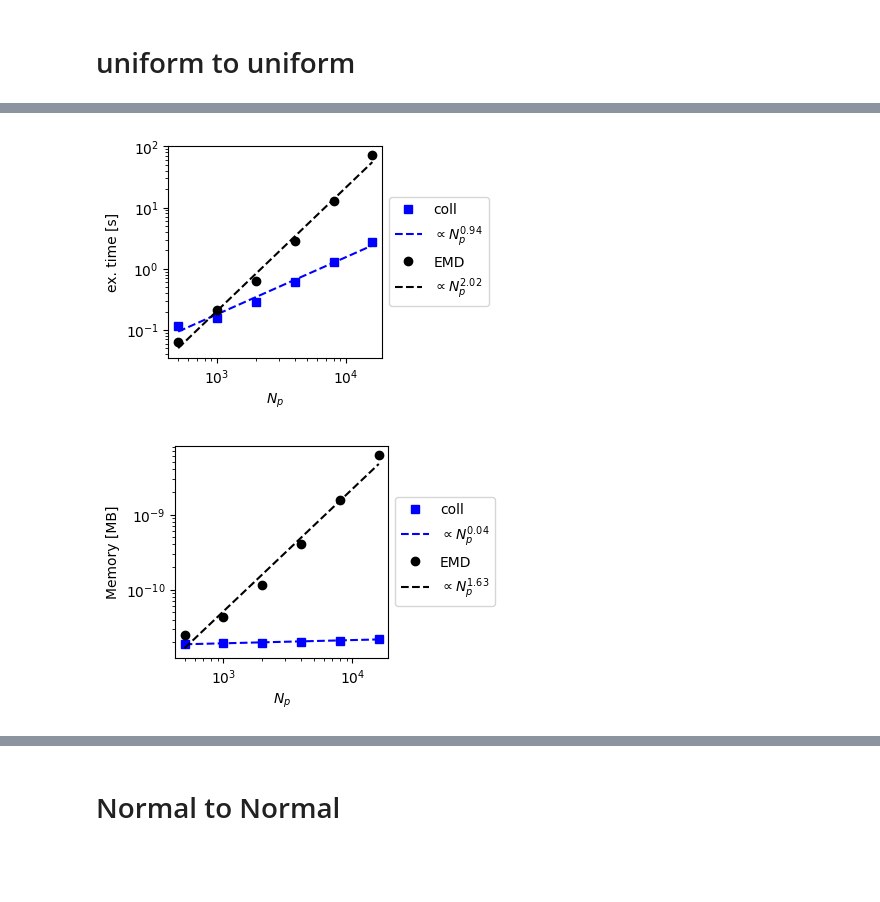
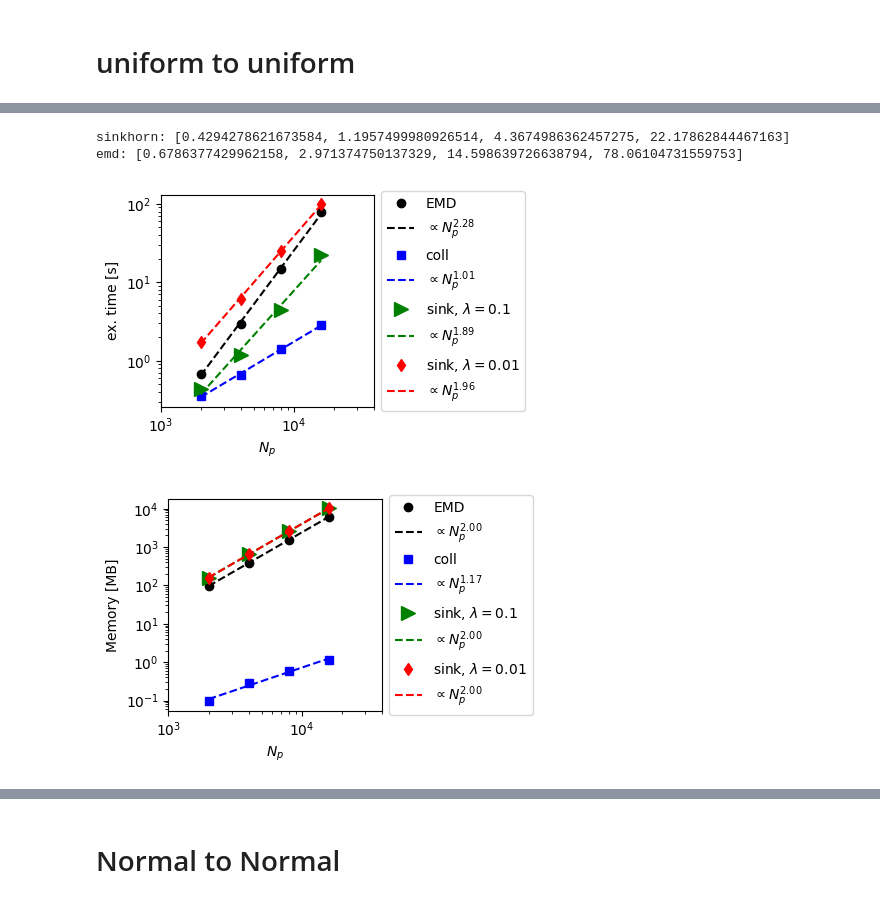
Before and after one commit to mohsensadr/collisional_ot, a Jupyter notebook: new_OT.ipynb, the cells around one changed output, grey strips where cells are left out. Drawn from its saved outputs; the diff is of its cells as text; code cells hidden in the pictures; blank space fills up the shorter version.

```diff
--- a/new_OT.ipynb
+++ b/new_OT.ipynb
@@ -252,7 +400,7 @@ ax.set_yscale("log")
 [figure]
 # %%
 ## W2 cost
-def total_cost(x_m, ids_m):
+def total_cost(x_m):
   Nm_m = x_m.shape[0]
   Np_m = x_m.shape[1]
   y = 0
@@ -276,6 +424,7 @@ def change_cost(x_m, ids_m, i1s_m, i2s_m, k_m, before=True):
 
   return s_m
 
+'''
 x = x00.copy()
 y = y00.copy()
 
@@ -292,4 +441,5 @@ ax.set_ylabel(r"rel. err. in $W(x,y)$")
 ax.set_xlabel(r"Iteration")
 ax.set_xscale("log")
 ax.set_yscale("log")
+'''
 # %% [output]
@@ -731,8 +880,8 @@ def change_cost(x_m, ids_m, i1s_m, i2s_m, k_m, before=True):
 from lib.collision_wrapper import find_OT_collision as newot
 import time
 
-Np = 1000
-dim = 2
+Np = 50000
+dim = 1
 x00 = np.random.uniform(0,1,(Np,dim))
 y00 = np.random.uniform(0,1,(Np,dim))
 
@@ -743,7 +892,7 @@ X[1,:,:] = y00
 print( np.mean( np.sum( (X[0,:,:] - X[1,:,:])**2 , axis=1 ) ) )
 
 start_time = time.time()
-x, hist = newot(X)
+x, hist = newot(X, MinIter=500, MaxIter=500)
 end_time = time.time()
 print("time: ",end_time-start_time)
 
@@ -858,6 +1151,12 @@ coll Done
+# %%
+# computed memory consumption in B from C code
+# 2000, 4000, 8000, 16000
+mem_coll = np.array( [88, 220, 616, 1272] ) * 1000 # KB to B
 # %%
 from scipy.stats import linregress
 
+print("sinkhorn:", ex_time_sinkhorn)
+print("emd:", ex_time_emd)
 def fit_xp(x, y):
     log_x = np.log10(x)
     log_y = np.log10(y)
@@ -871,47 +1170,69 @@ def fit_xp(x, y):
 ###############################################
 fig, ax = plt.subplots();
 
+ax.plot(Nps, ex_time_emd, color="black", marker="o", label="EMD", linewidth=0)
+slope_emd, slope_emd_str, ex_time_emd_fit_y = fit_xp(Nps, ex_time_emd)
+ax.plot(Nps, ex_time_emd_fit_y, label=r'$\propto N_p^{'+slope_emd_str+'}$', color='black', linestyle="--")
+
 ax.plot(Nps, ex_time_coll, color="blue", marker="s", label="coll", linewidth=0)
 slope_coll, slope_coll_str, ex_time_coll_fit_y = fit_xp(Nps, ex_time_coll)
 ax.plot(Nps, ex_time_coll_fit_y, label=r'$\propto N_p^{'+slope_coll_str+'}$', color='blue', linestyle="--")
 
-ax.plot(Nps, ex_time_emd, color="black", marker="o", label="EMD", linewidth=0)
-slope_emd, slope_emd_str, ex_time_emd_fit_y = fit_xp(Nps, ex_time_emd)
-ax.plot(Nps, ex_time_emd_fit_y, label=r'$\propto N_p^{'+slope_emd_str+'}$', color='black', linestyle="--")
+ax.plot(Nps, ex_time_sinkhorn, color="green", marker=">", label=r"sink, $\lambda=0.1$", linewidth=0, markersize=10)
+slope_sinkhorn, slope_sinkhorn_str, ex_time_sinkhorn_fit_y = fit_xp(Nps, ex_time_sinkhorn)
+ax.plot(Nps, ex_time_sinkhorn_fit_y, label=r'$\propto N_p^{'+slope_sinkhorn_str+'}$', color='green', linestyle="--")
+
+ax.plot(Nps, ex_time_sinkhorn2, color="red", marker="d", label=r"sink, $\lambda=0.01$", linewidth=0)
+slope_sinkhorn, slope_sinkhorn_str, ex_time_sinkhorn_fit_y = fit_xp(Nps, ex_time_sinkhorn2)
+ax.plot(Nps, ex_time_sinkhorn_fit_y, label=r'$\propto N_p^{'+slope_sinkhorn_str+'}$', color='red', linestyle="--")
 
 plt.legend()
 ax.set_xscale("log")
 ax.set_yscale("log")
+ax.set_xticks([1000,10000],[r'$10^3$',r'$10^4$'])
+ax.set_xlim([1000,40000])
 ax.set_xlabel(r"$N_p$")
 ax.set_ylabel(r"ex. time [s]")
 ax.legend(loc='center left', bbox_to_anchor=(1, 0.5))
 
 fig.set_size_inches(size*cm, size*cm)
 plt.savefig(str(dim)+'d_uniform_ex_time_Np.pdf',format='pdf', bbox_inches="tight", dpi=300);
 
 ###############################################
 fig, ax = plt.subplots();
 
-mem_coll = np.array(mem_coll)/1e6
-ax.plot(Nps, np.array(mem_coll), color="blue", marker="s", label="coll", linewidth=0)
-slope_coll, slope_coll_str, mem_coll_fit_y = fit_xp(Nps, mem_coll)
+ax.plot(Nps, np.array(mem_emd)/1e6, color="black", marker="o", label="EMD", linewidth=0)
+slope_emd, slope_emd_str, mem_emd_fit_y = fit_xp(Nps, np.array(mem_emd)/1e6)
+ax.plot(Nps, mem_emd_fit_y, label=r'$\propto N_p^{'+slope_emd_str+'}$', color='black', linestyle="--")
+
+ax.plot(Nps, np.array(mem_coll)/1e6, color="blue", marker="s", label="coll", linewidth=0)
+slope_coll, slope_coll_str, mem_coll_fit_y = fit_xp(Nps, np.array(mem_coll)/1e6)
 ax.plot(Nps, mem_coll_fit_y, label=r'$\propto N_p^{'+slope_coll_str+'}$', color='blue', linestyle="--")
 
-mem_emd = np.array(mem_emd)/1e6
-ax.plot(Nps, mem_emd, color="black", marker="o", label="EMD", linewidth=0)
-slope_emd, slope_emd_str, mem_emd_fit_y = fit_xp(Nps, mem_emd)
-ax.plot(Nps, mem_emd_fit_y, label=r'$\propto N_p^{'+slope_emd_str+'}$', color='black', linestyle="--")
+ax.plot(Nps, np.array(mem_sinkhorn)/1e6, color="green", marker=">", label=r"sink, $\lambda=0.1$", linewidth=0, markersize=10)
+slope_sinkhorn, slope_sinkhorn_str, mem_sinkhorn_fit_y = fit_xp(Nps, np.array(mem_sinkhorn)/1e6)
+ax.plot(Nps, mem_sinkhorn_fit_y, label=r'$\propto N_p^{'+slope_sinkhorn_str+'}$', color='green', linestyle="--")
+
+ax.plot(Nps, np.array(mem_sinkhorn2)/1e6, color="red", marker="d", label=r"sink, $\lambda=0.01$", linewidth=0)
+slope_sinkhorn, slope_sinkhorn_str, mem_sinkhorn_fit_y = fit_xp(Nps, np.array(mem_sinkhorn2)/1e6)
+ax.plot(Nps, mem_sinkhorn_fit_y, label=r'$\propto N_p^{'+slope_sinkhorn_str+'}$', color='red', linestyle="--")
 
 plt.legend()
 ax.set_xscale("log")
 ax.set_yscale("log")
+
+ax.set_xticks([1000,10000],[r'$10^3$',r'$10^4$'])
+ax.set_xlim([1000,40000])
+
 ax.set_xlabel(r"$N_p$")
 ax.set_ylabel(r"Memory [MB]")
 ax.legend(loc='center left', bbox_to_anchor=(1, 0.5))
 
 fig.set_size_inches(size*cm, size*cm)
 plt.savefig(str(dim)+'d_uniform_mem_Np.pdf',format='pdf', bbox_inches="tight", dpi=300);
 # %% [output]
+sinkhorn: [0.4294278621673584, 1.1957499980926514, 4.3674986362457275, 22.17862844467163]
+emd: [0.6786377429962158, 2.971374750137329, 14.598639726638794, 78.06104731559753]
-[figure, old version]
+[figure, new version]
-[figure, old version]
+[figure, new version]
 # %%
```
Also changed, not shown: parts of 53 cells of this notebook, 4 other files.
